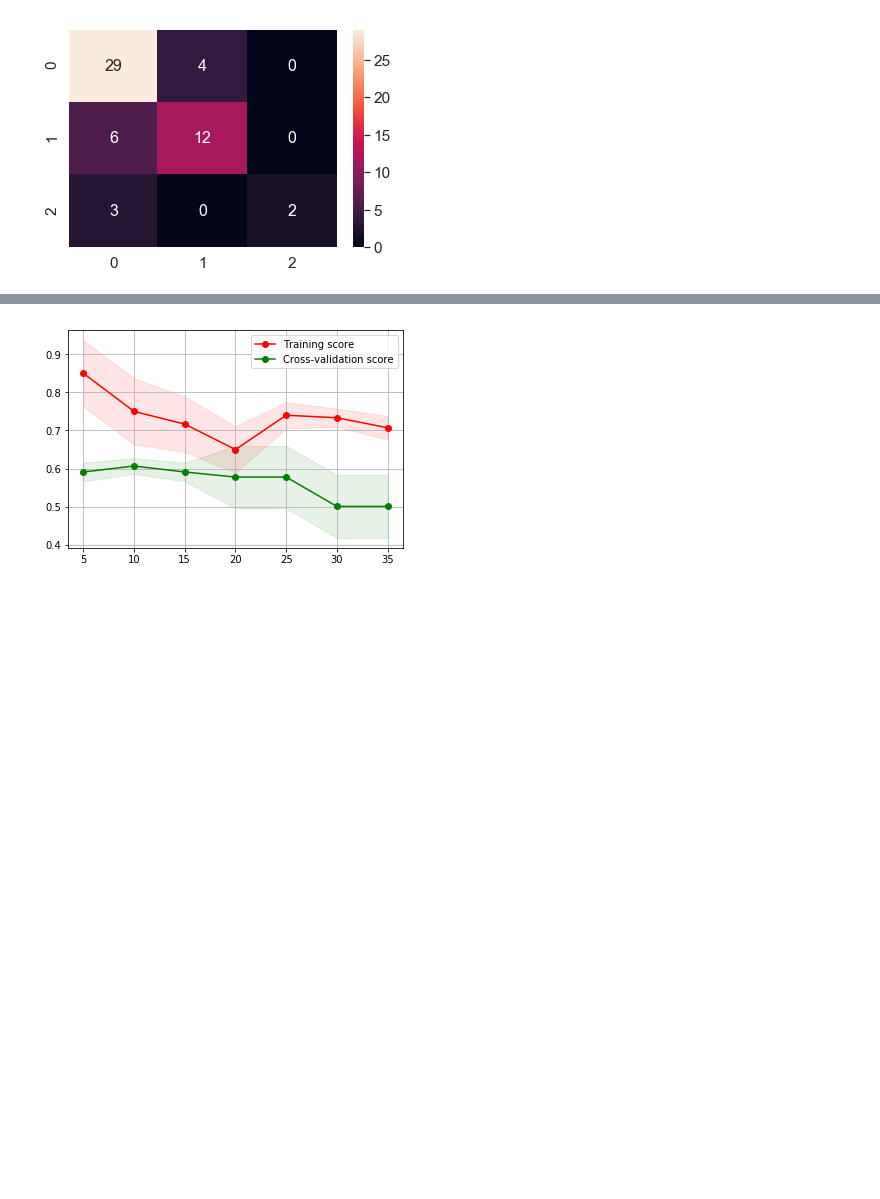
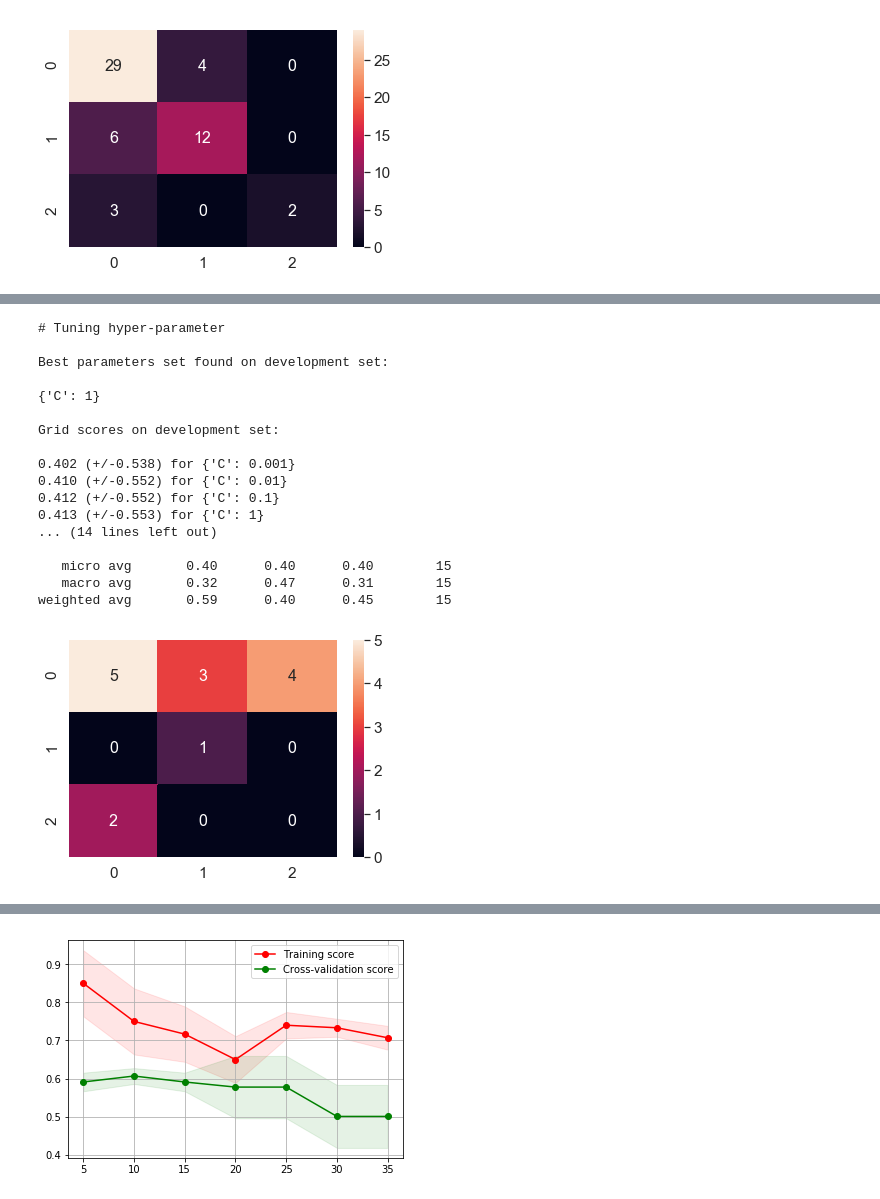
Before and after one commit to jatron/crmo-diagnosis-using-mri, a Jupyter notebook: Baseline.ipynb, the cells around one changed output, grey strips where cells are left out. Cells and saved outputs as stored; diff of their text form; code cells hidden in the pictures; blank space fills up the shorter version.

```diff
--- a/Baseline.ipynb
+++ b/Baseline.ipynb
@@ -117,7 +117,7 @@ X = train_data.drop('y', axis=1)
 y = train_data["y"]
 # %%
 # This is based on recommendation from Suvadip. Leave one out is used for VERY small samples (size 15-20)
-lpo = LeavePOut(4)
+lpo = LeavePOut(3)
 # %%
 logistic = linear_model.LogisticRegression(solver='lbfgs', max_iter=1000,
                                        multi_class='multinomial')
@@ -152,18 +157,20 @@ gnb = GaussianNB()
 
 results = model_selection.cross_val_score(dtree_model, X, y, cv=lpo)
 print('LPO cross validation score Naive Bayes: %f' % np.mean(results))
+# %%
+import seaborn as sn
+def plot_confusion_matrix(y_test,y_pred):
+    df_cm = confusion_matrix(y_test,y_pred)#,labels=["I", "S", "R"])
+    sn.set(font_scale=1.4)#for label size
+    sn.heatmap(df_cm, annot=True,annot_kws={"size": 16})# font size
 # %%
 import seaborn as sn
 from sklearn.metrics import confusion_matrix
 
 # TODO: fix this to have correct labels instead of 0,1,2
 def plot_confusion_matrix(y_test,y_pred):
-    df_cm = confusion_matrix(y_test,y_pred,labels=["I", "S", "R"])
+    df_cm = confusion_matrix(y_test,y_pred)#,labels=["I", "S", "R"])
     sn.set(font_scale=1.4)#for label size
     sn.heatmap(df_cm, annot=True,annot_kws={"size": 16})# font size
-
-knn.fit(X,y)
-y_pred = knn.predict(X)
-plot_confusion_matrix(y,y_pred)
 # %% [output]
 [figure]
@@ -169,0 +241,25 @@ plot_confusion_matrix(y,y_pred)
+# %%
+params = [{'C': [0.001,0.01,0.1,1,10,100,1000]}]
+lr2 = GridSearchCV(linear_model.LogisticRegression(solver='lbfgs', penalty='l2', multi_class="multinomial", max_iter=3000), cv=lpo, param_grid = params)
+do_CV(X,y, lr2, multi_class=True)
+
+pickle.dump(lr2, open("lr_multi_model.pkl", "wb") )
+# %% [output]
+# Tuning hyper-parameter
+
+Best parameters set found on development set:
+
+{'C': 1}
+
+Grid scores on development set:
+
+0.402 (+/-0.538) for {'C': 0.001}
+0.410 (+/-0.552) for {'C': 0.01}
+0.412 (+/-0.552) for {'C': 0.1}
+0.413 (+/-0.553) for {'C': 1}
+... (14 lines left out)
+
+   micro avg       0.40      0.40      0.40        15
+   macro avg       0.32      0.47      0.31        15
+weighted avg       0.59      0.40      0.45        15
+[figure, added]
```
Also changed, not shown: parts of 5 cells of this notebook, 2 other files.
